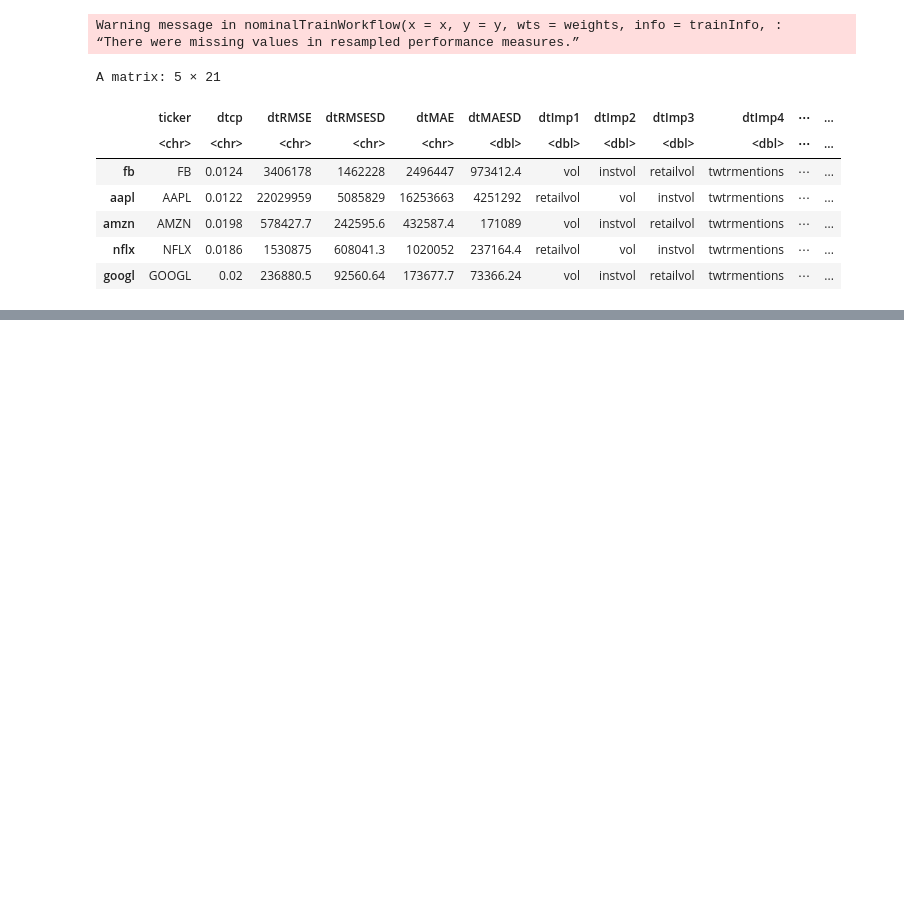
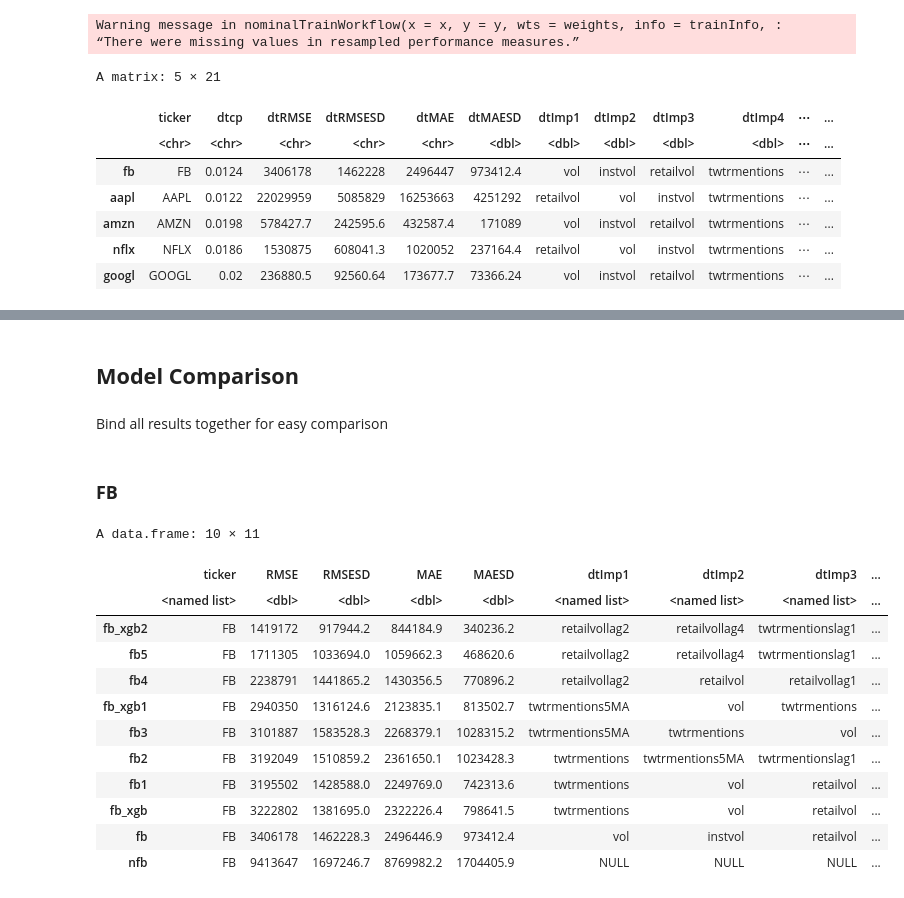
Before and after one commit to limshaocong/analyticsEdge, a Jupyter notebook: FAANG_Volume_Prediction_caa 29Nov21.ipynb, the cells around one changed output, grey strips where cells are left out. Cells and saved outputs as stored; diff of their text form; code cells hidden in the pictures; blank space fills up the shorter version.

```diff
--- a/FAANG_Volume_Prediction_caa 29Nov21.ipynb
+++ b/FAANG_Volume_Prediction_caa 29Nov21.ipynb
@@ -562,0 +564,10 @@ reducedfeature_xgb %>% write.csv("reducedfeature_xgb.csv")
+# %%
+fb = run_models("FB", expanded_feature)
+aapl = run_models("AAPL", expanded_feature)
+amzn = run_models("AMZN", expanded_feature)
+nflx = run_models("NFLX", expanded_feature)
+googl = run_models("GOOGL", expanded_feature)
+
+expandedfeature = rbind(fb, aapl, amzn, nflx, googl)
+
+expandedfeature
@@ -562,0 +585,10 @@ reducedfeature_xgb %>% write.csv("reducedfeature_xgb.csv")
+# %%
+fb_xgb = run_xgb("FB", expanded_feature)
+aapl_xgb = run_xgb("AAPL", expanded_feature)
+amzn_xgb = run_xgb("AMZN", expanded_feature)
+nflx_xgb = run_xgb("NFLX", expanded_feature)
+googl_xgb = run_xgb("GOOGL", expanded_feature)
+
+expandedfeature_xgb = rbind(fb_xgb, aapl_xgb, amzn_xgb, nflx_xgb, googl_xgb)
+
+expandedfeature_xgb
@@ -601,3 +647,47 @@ A matrix: 5 × 14
 # %%
 fullfeature %>% write.csv("fullfeature_dtrf.csv")
 fullfeature_xgb %>% write.csv("fullfeature_xgb.csv")
+# %% [markdown]
+## **Model Comparison**
+# %% [markdown]
+Bind all results together for easy comparison
+# %%
+dt_reduced = reducedfeature %>% as.data.frame() %>% select(c(1, 3:11)) %>% mutate(model = "CART-ReducedFeature")
+rf_reduced = reducedfeature %>% as.data.frame() %>% select(c(1, 13:21)) %>% mutate(model = "RF-ReducedFeature") %>% setNames(names(dt_reduced))
+xgb_reduced = reducedfeature_xgb %>% as.data.frame() %>% select(c(1, 6:14)) %>% mutate(model = "XGB-ReducedFeature") %>% setNames(names(dt_reduced))
+
+dt_expanded = expandedfeature %>% as.data.frame() %>% select(c(1, 3:11)) %>% mutate(model = "CART-ExpandedFeature")
+rf_expanded = expandedfeature %>% as.data.frame() %>% select(c(1, 13:21)) %>% mutate(model = "RF-ExpandedFeature") %>% setNames(names(dt_reduced))
+xgb_expanded = expandedfeature_xgb %>% as.data.frame() %>% select(c(1, 6:14)) %>% mutate(model = "XGB-ExpandedFeature") %>% setNames(names(dt_reduced))
+
+dt_full = fullfeature %>% as.data.frame() %>% select(c(1, 3:11)) %>% mutate(model = "CART-FullFeature") %>% setNames(names(dt_reduced))
+rf_full = fullfeature %>% as.data.frame() %>% select(c(1, 13:21)) %>% mutate(model = "RF-FullFeature") %>% setNames(names(dt_reduced))
+xgb_full = fullfeature_xgb %>% as.data.frame() %>% select(c(1, 6:14)) %>% mutate(model = "XGB-FullFeature") %>% setNames(names(dt_reduced))
+
+full = rbind(dt_reduced, rf_reduced, xgb_reduced,
+              dt_expanded, rf_expanded, xgb_expanded,
+              dt_full, rf_full, xgb_full) %>%
+  rename (RMSE = dtRMSE, RMSESD = dtRMSESD, MAE = dtMAE, MAESD = dtMAESD)
+
+summary = bind_rows(full, n230)
+
+numeric_cols <- c(2:5)
+summary[numeric_cols] <- sapply(summary[numeric_cols], as.numeric)
+# %% [markdown]
+### **FB**
+# %%
+summary %>% filter(ticker == "FB") %>% arrange(RMSE) %>% relocate(model)
+# %% [output]
+A data.frame: 10 × 11
+|  | ticker | RMSE | RMSESD | MAE | MAESD | dtImp1 | dtImp2 | dtImp3 | ... |
+|  | <named list> | <dbl> | <dbl> | <dbl> | <dbl> | <named list> | <named list> | <named list> | ... |
+| fb_xgb2 | FB | 1419172 | 917944.2 | 844184.9 | 340236.2 | retailvollag2 | retailvollag4 | twtrmentionslag1 | ... |
+| fb5 | FB | 1711305 | 1033694.0 | 1059662.3 | 468620.6 | retailvollag2 | retailvollag4 | twtrmentionslag1 | ... |
+| fb4 | FB | 2238791 | 1441865.2 | 1430356.5 | 770896.2 | retailvollag2 | retailvol | retailvollag1 | ... |
+| fb_xgb1 | FB | 2940350 | 1316124.6 | 2123835.1 | 813502.7 | twtrmentions5MA | vol | twtrmentions | ... |
+| fb3 | FB | 3101887 | 1583528.3 | 2268379.1 | 1028315.2 | twtrmentions5MA | twtrmentions | vol | ... |
+| fb2 | FB | 3192049 | 1510859.2 | 2361650.1 | 1023428.3 | twtrmentions | twtrmentions5MA | twtrmentionslag1 | ... |
+| fb1 | FB | 3195502 | 1428588.0 | 2249769.0 | 742313.6 | twtrmentions | vol | retailvol | ... |
+| fb_xgb | FB | 3222802 | 1381695.0 | 2322226.4 | 798641.5 | twtrmentions | vol | retailvol | ... |
+| fb | FB | 3406178 | 1462228.3 | 2496446.9 | 973412.4 | vol | instvol | retailvol | ... |
+| nfb | FB | 9413647 | 1697246.7 | 8769982.2 | 1704405.9 | NULL | NULL | NULL | ... |
```
Also changed, not shown: parts of 19 cells of this notebook.
